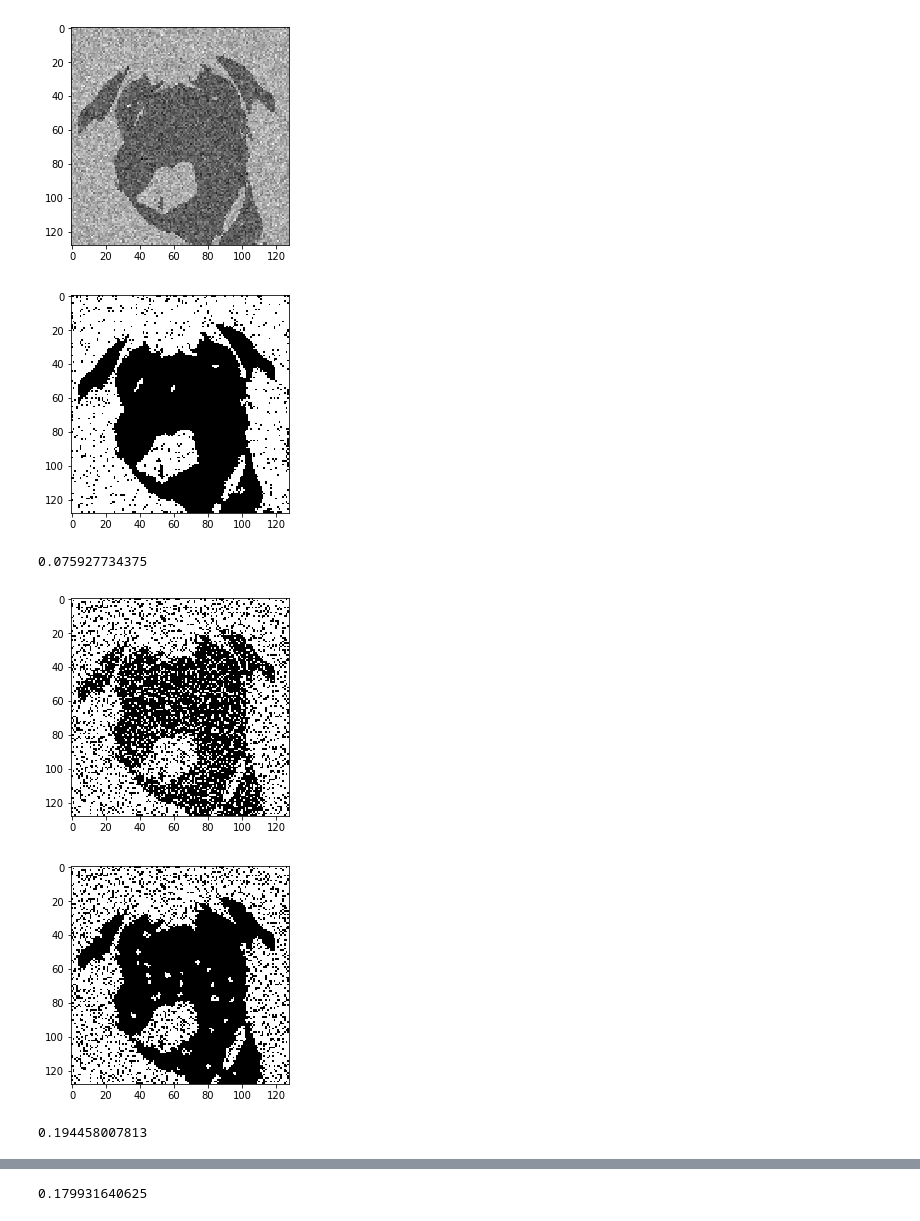
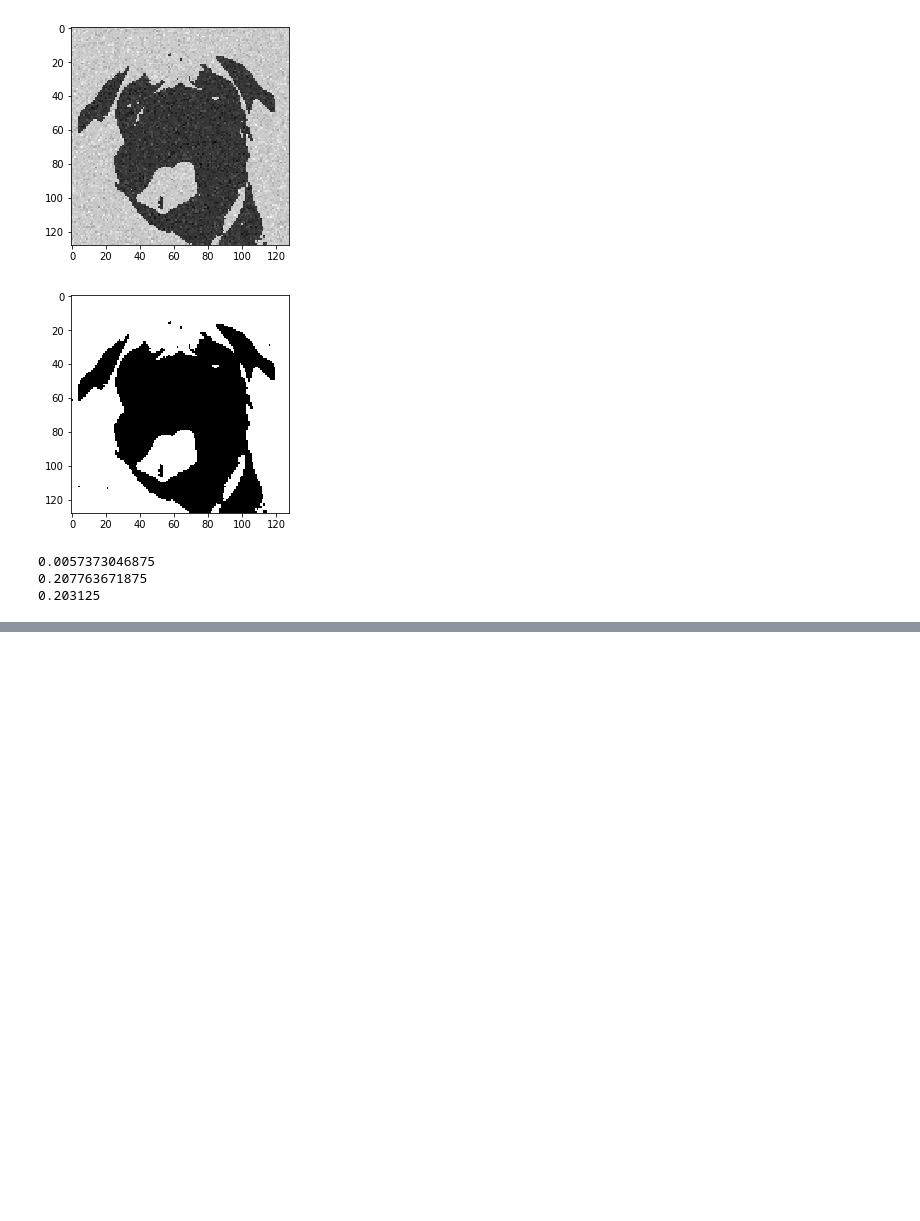
Before and after one commit to ThemisP/ml_cw2, a Jupyter notebook: CW2_themis.ipynb, the cells around one changed output, grey strips where cells are left out. Saved outputs shown, nothing was run; the diff lists cells and outputs as text; code cells hidden in the pictures; blank space fills up the shorter version.

```diff
--- a/CW2_themis.ipynb
+++ b/CW2_themis.ipynb
@@ -114,9 +114,9 @@ def add_lines(prop, imX):
                 im[i][j] = color
     return im
 
-prop = 1
+prop = 0.7
 prop2 = 0.2
-varSigma = 0.3
+varSigma = 0.1
 im = rgb2gray(imread('pug128x128.png'))
 # im = rgb2gray(imread.imread('pug128x128.png'))
 
@@ -334,43 +344,44 @@ def denoise_vb(imX, beta, eta, iterations):
     return x
 
 
 # imNormalised = 2*(im2.copy())-1
-im2VB = denoise_vb(im2, 1.2, 10, 20)
+im2VB = denoise_vb(im2, 1.2, 10, 10)
 im3VB = denoise_vb(im3,  1.2, 10, 10)
 im4VB = denoise_vb(im4, 1.2, 10, 10)
 
 
 plt.imshow(im2,cmap='gray')
 plt.show()
 # plt.savefig("im2.png", bbox_inches="tight")
 
 plt.imshow(im2VB,cmap='gray')
 plt.show()
 # plt.savefig("im2VB.png", bbox_inches="tight")
 
 print(np.sum((im*2-1)-im2VB)/(128*128))
 
 plt.imshow(im3,cmap="gray")
-plt.show()
-# plt.savefig("im3.png", bbox_inches="tight")
+# plt.show()
+plt.savefig("im3.png", bbox_inches="tight")
 
 plt.imshow(im3VB, cmap="gray")
-plt.show()
-# plt.savefig("im3VB.png", bbox_inches="tight")
+# plt.show()
+plt.savefig("im3VB.png", bbox_inches="tight")
 
 print(np.sum((im*2-1)-im3VB)/(128*128))
 
 plt.imshow(im4,cmap="gray")
-plt.show()
+# plt.show()
+plt.savefig("im4.png", bbox_inches="tight")
 
 plt.imshow(im4VB, cmap="gray")
-plt.show()
+# plt.show()
+plt.savefig("im4VB.png", bbox_inches="tight")
 
 print(np.sum((im*2-1)-im4VB)/(128*128))
 # %% [output]
-[figure, old version]
+[figure, new version]
-[figure, old version]
+[figure, new version]
-0.075927734375
+0.0057373046875
+0.207763671875
+0.203125
-[figure, removed]
-[figure, removed]
-0.194458007813
@@ -379,4 +388,3 @@ print(np.sum((im*2-1)-im4VB)/(128*128))
-0.179931640625
 # %%
 #Question 8 Image segmentation
 def rgb2gray(rgb):
```
Also changed, not shown: parts of 5 cells of this notebook, 20 other files.
